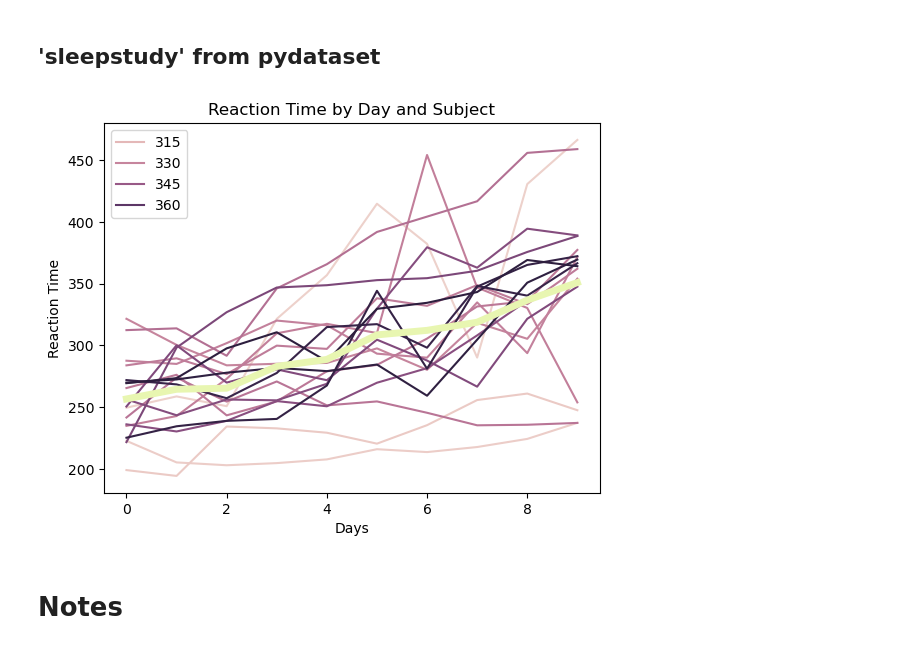
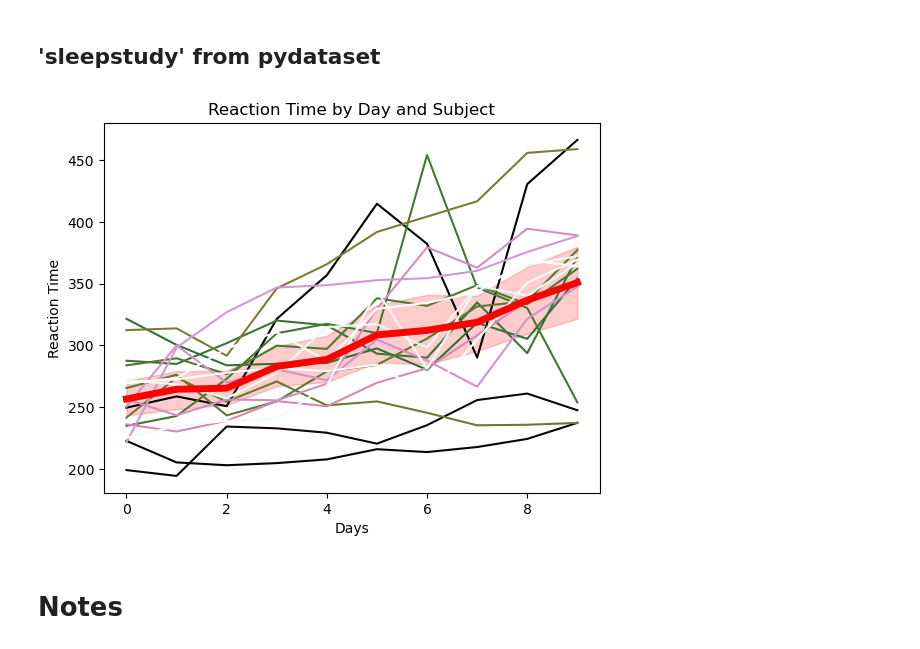
Before and after one commit to Zacharia-Schmitz/numpy-pandas-visualization-exercises, a Jupyter notebook: seaborn_exercises.ipynb, the cells around one changed output. Cells and saved outputs as stored; diff of their text form; code cells hidden in the pictures.

```diff
--- a/seaborn_exercises.ipynb
+++ b/seaborn_exercises.ipynb
@@ -227,25 +227,25 @@ plt.show()
 # %%
 # Read the documentation. Use seaborn to create a line chart of all the individual subject's reaction times
 # and a more prominant line showing the average change in reaction time.
 
 ss = data('sleepstudy')
-sns.color_palette("mako", as_cmap=True)
 
 # Create a line chart of all the individual subject's reaction times
-sns.lineplot(x='Days', y='Reaction', hue='Subject', data=ss)
+sns.lineplot(x='Days', y='Reaction', hue='Subject', data=ss, legend=False, palette='cubehelix')
 
 # Create a line chart of the average change in reaction time
-sns.lineplot(x='Days', y='Reaction', data=ss.groupby('Days').mean(), linewidth=5)
+# sns.lineplot(x='Days', y='Reaction', data=ss.groupby('Days').mean(), linewidth=5, color='r')
+sns.lineplot(x='Days', y='Reaction', data=ss, linewidth=5, color='r', estimator='mean')
 
 # Add labels and title
 plt.xlabel('Days')
 plt.ylabel('Reaction Time')
 plt.title('Reaction Time by Day and Subject')
 
 # Show the plot
 plt.show()
 # %% [output]
-[figure, old version]
+[figure, new version]
 # %% [markdown]
 # Notes
 # %%
```
